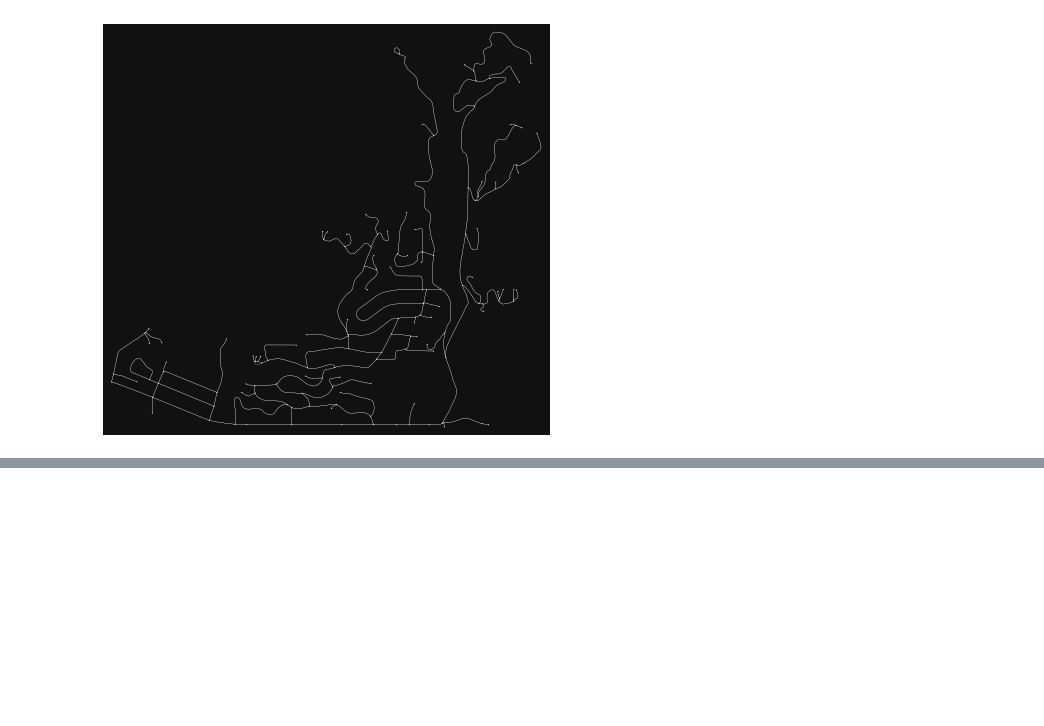
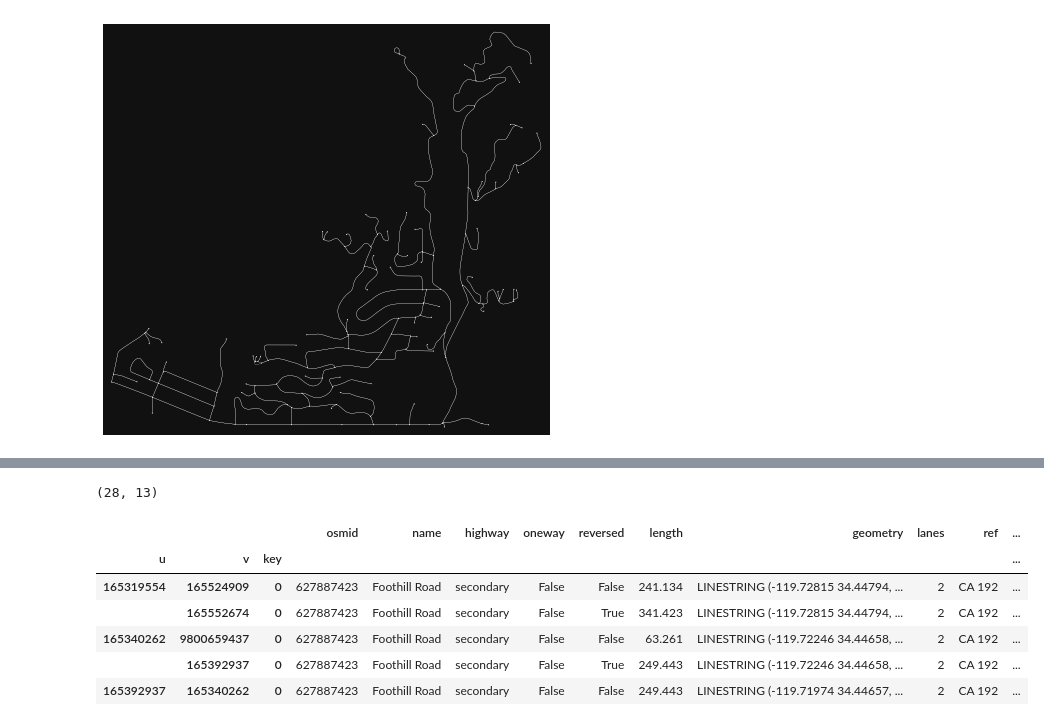
Before and after one commit to barguzin/rwmp_pipelines, a Jupyter notebook: evac/check_osm_id.ipynb, the cells around one changed output, grey strips where cells are left out. Saved outputs shown, nothing was run; the diff lists cells and outputs as text; code cells hidden in the pictures; blank space fills up the shorter version.

```diff
--- a/evac/check_osm_id.ipynb
+++ b/evac/check_osm_id.ipynb
@@ -38,0 +81,20 @@ fig, ax = ox.plot_graph(G, node_size=1, edge_color='w', edge_linewidth=.2)
+# %%
+#filt = ['primary', 'secondary']
+#exits = edges.loc[edges['highway'].isin(filt),]
+# for some reason isin does not seem to work
+# related https://github.com/pandas-dev/pandas/issues/20883
+# might be due to index
+exits = edges.loc[(edges.highway=='primary')|(edges.highway=='secondary')|(edges.highway=='motorway')|(edges.highway=='trunk')]
+print(exits.shape)
+# %% [output]
+(28, 13)
+# %%
+exits.head()
+# %% [output]
+|  |  |  | osmid | name | highway | oneway | reversed | length | geometry | lanes | ref | ... |
+| u | v | key |  |  |  |  |  |  |  |  |  | ... |
+| 165319554 | 165524909 | 0 | 627887423 | Foothill Road | secondary | False | False | 241.134 | LINESTRING (-119.72815 34.44794, ... | 2 | CA 192 | ... |
+|  | 165552674 | 0 | 627887423 | Foothill Road | secondary | False | True | 341.423 | LINESTRING (-119.72815 34.44794, ... | 2 | CA 192 | ... |
+| 165340262 | 9800659437 | 0 | 627887423 | Foothill Road | secondary | False | False | 63.261 | LINESTRING (-119.72246 34.44658, ... | 2 | CA 192 | ... |
+|  | 165392937 | 0 | 627887423 | Foothill Road | secondary | False | True | 249.443 | LINESTRING (-119.72246 34.44658, ... | 2 | CA 192 | ... |
+| 165392937 | 165340262 | 0 | 627887423 | Foothill Road | secondary | False | False | 249.443 | LINESTRING (-119.71974 34.44657, ... | 2 | CA 192 | ... |
```
Also changed, not shown: parts of 8 cells of this notebook, 13 other files.
